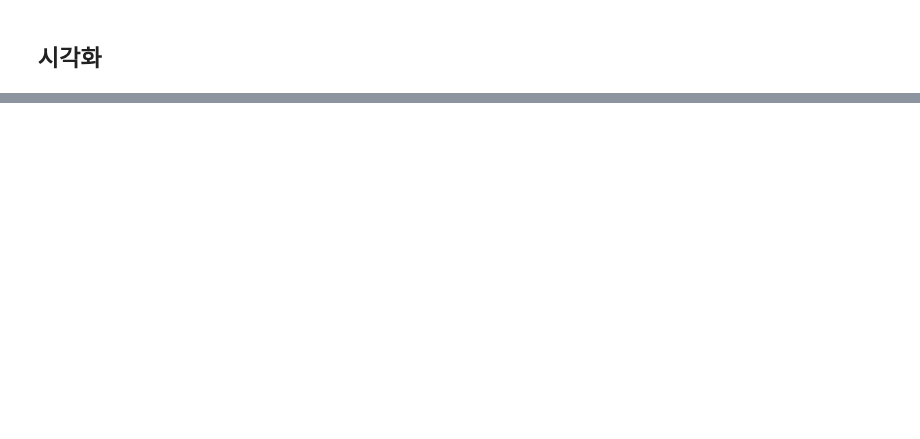
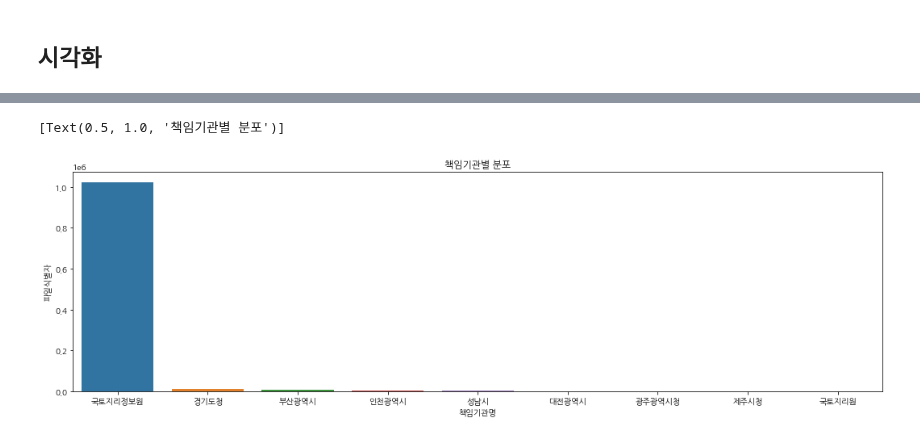
Before and after one commit to jsh0551/data_analysis_practice, a Jupyter notebook: 공공데이터포털/국토교통부 국토지리정보원_항공사진_항공사진기본메타데이터.ipynb, the cells around one changed output, grey strips where cells are left out. Saved outputs shown, nothing was run; the diff lists cells and outputs as text; code cells hidden in the pictures; blank space fills up the shorter version.

```diff
--- a/공공데이터포털/국토교통부 국토지리정보원_항공사진_항공사진기본메타데이터.ipynb
+++ b/공공데이터포털/국토교통부 국토지리정보원_항공사진_항공사진기본메타데이터.ipynb
@@ -130,0 +141,7 @@ df.describe(include=np.object)
+# %%
+sub_df = df.groupby('책임기관명',as_index=False)['파일식별자'].count().sort_values('파일식별자',ascending=False)
+plt.figure(figsize=(18,5))
+sns.barplot(data=sub_df,x='책임기관명',y='파일식별자').set(title='책임기관별 분포')
+# %% [output]
+[Text(0.5, 1.0, '책임기관별 분포')]
+[figure, added]
```
Also changed, not shown: parts of 12 cells of this notebook.
